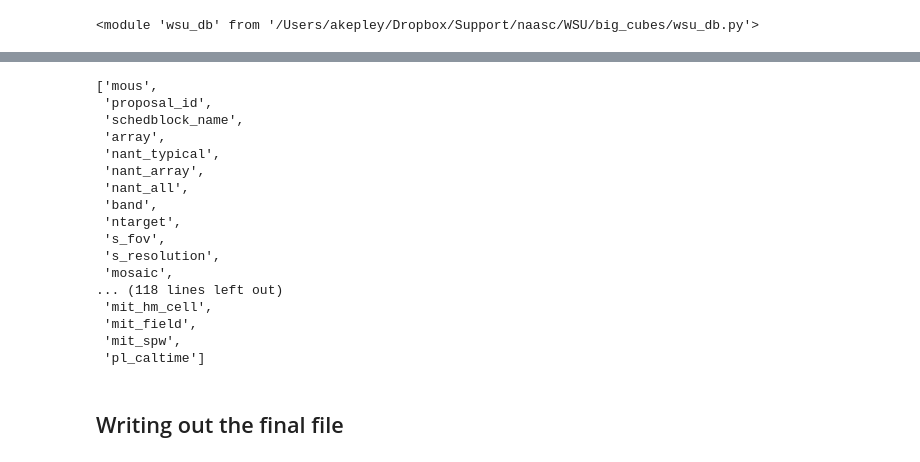
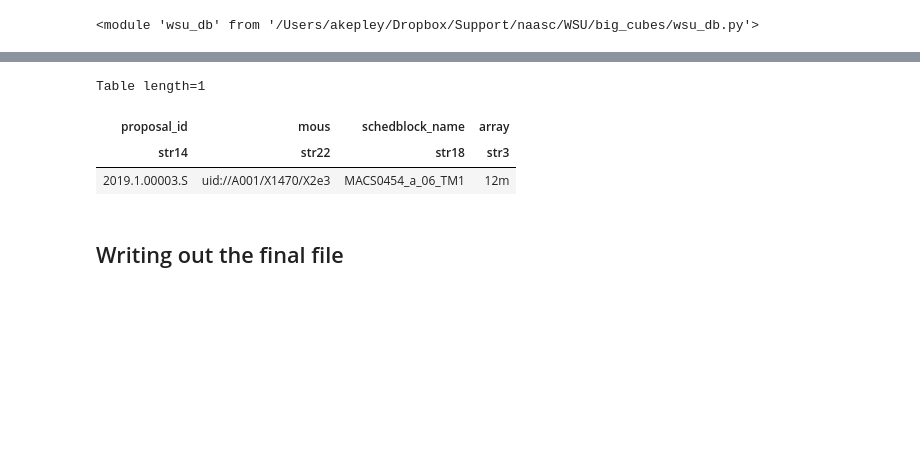
Before and after one commit to aakepley/big-cubes, a Jupyter notebook: WSU_size_of_computing_numbers_database.ipynb, the cells around one changed output, grey strips where cells are left out. Cells and saved outputs as stored; diff of their text form; code cells hidden in the pictures; blank space fills up the shorter version.

```diff
--- a/WSU_size_of_computing_numbers_database.ipynb
+++ b/WSU_size_of_computing_numbers_database.ipynb
@@ -153,7 +142,7 @@ reload(wsu_db)
 # %% [output]
 <module 'wsu_db' from '/Users/akepley/Dropbox/Support/naasc/WSU/big_cubes/wsu_db.py'>
 # %%
-wsu_db.add_blc_ntunings(result_L80,'data/Cycle7_SBs_MultiFreqSpecSetup_clean.csv')
+wsu_db.add_blc_ntunings(result_L80_tint,'data/Cycle7_SBs_MultiFreqSpecSetup_clean.csv')
 # %% [output]
 Match found for 2019.1.01600.S, AS2COS00_a_03_TM1
 Match found for 2019.1.01365.S, 9io9_a_04_TM1
@@ -175,5 +164,5 @@ result_L80['proposal_id','mous','blc_nspw','blc_ntunings'][idx].show_in_browser(
 # %%
-wsu_db.add_blc_ntunings(result_c8_L80,'data/Cycle8_SBs_MultiFreqSpecSetup_clean.csv')
+wsu_db.add_blc_ntunings(result_c8_L80_tint,'data/Cycle8_SBs_MultiFreqSpecSetup_clean.csv')
 # %% [output]
 Match found for 2021.1.00018.S, AR1635_a_03_TM1
 Match found for 2021.1.00018.S, AR231_a_03_TM1
@@ -255,7 +244,7 @@ reload(wsu_db)
 # %% [output]
 <module 'wsu_db' from '/Users/akepley/Dropbox/Support/naasc/WSU/big_cubes/wsu_db.py'>
 # %%
-result_tos = wsu_db.add_tos_to_db(result_L80,tos_db)
+result_tos = wsu_db.add_tos_to_db(result_L80_tint,tos_db)
 # %%
-result_c8_tos = wsu_db.add_tos_to_db(result_c8_L80,tos_db)
+result_c8_tos = wsu_db.add_tos_to_db(result_c8_L80_tint,tos_db)
 # %%
@@ -521,25 +510,13 @@ Table masked=True length=2481
 | uid://A001/X2dfa/X85 | 2021.A.00031.S | S5_z17_c_1_07_TM1 | 12m | 47 | 54 | 66 | 7.0 | 1.0 | 0.004621557161354669 | ... |
 | uid://A001/X2dfa/X8b | 2021.1.01209.S | Wolf_359_d_06_7M | 7m | 10 | 12 | 16 | 6.0 | 1.0 | 0.011945137906881832 | ... |
 # %%
-result_tos_mous_mit.keys()
+idx = result_tos_mous_mit['schedblock_name'] == 'MACS0454_a_06_TM1'
+result_tos_mous_mit[idx]['proposal_id','mous','schedblock_name','array']
 # %% [output]
-['mous',
- 'proposal_id',
- 'schedblock_name',
- 'array',
- 'nant_typical',
- 'nant_array',
- 'nant_all',
- 'band',
- 'ntarget',
- 's_fov',
- 's_resolution',
- 'mosaic',
-... (118 lines left out)
- 'mit_hm_cell',
- 'mit_field',
- 'mit_spw',
- 'pl_caltime']
+Table length=1
+| proposal_id | mous | schedblock_name | array |
+| str14 | str22 | str18 | str3 |
+| 2019.1.00003.S | uid://A001/X1470/X2e3 | MACS0454_a_06_TM1 | 12m |
 # %% [markdown]
 ## Writing out the final file
 # %%
```
Also changed, not shown: parts of 26 cells of this notebook, 5 other files.
